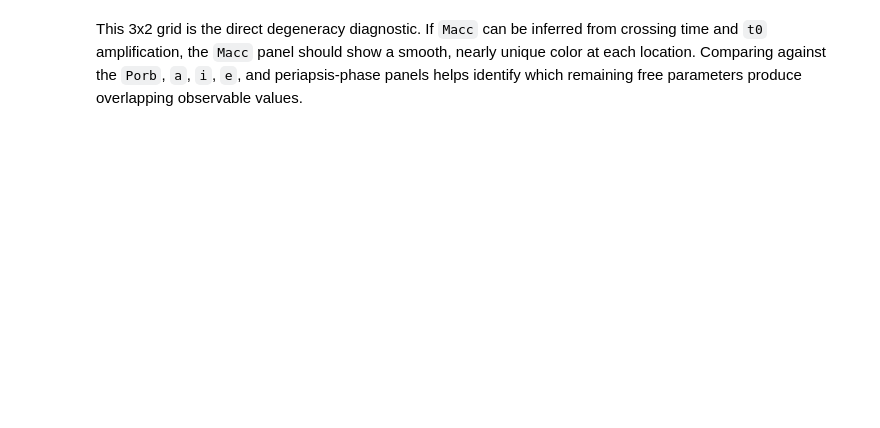
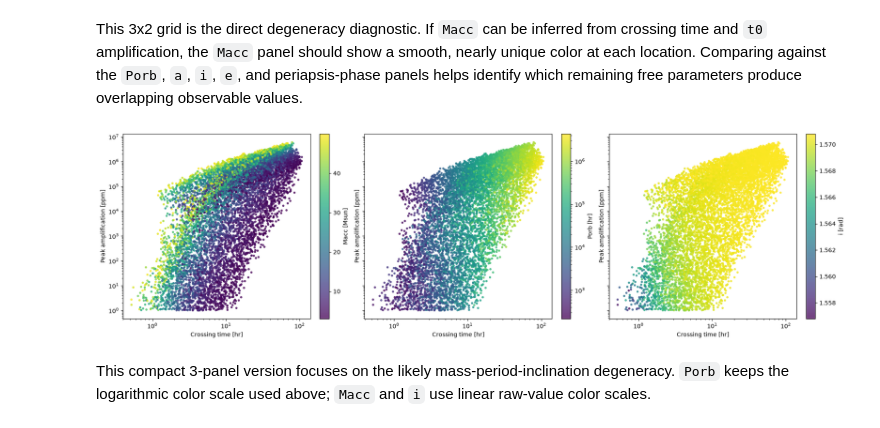
Before and after one commit to COBALT-lensing/py-self-lensing, a Jupyter notebook: notebooks/t0_tau_eff_relations.ipynb, the cells around one changed output. Drawn from its saved outputs; the diff is of its cells as text; code cells hidden in the pictures; blank space fills up the shorter version.

```diff
--- a/notebooks/t0_tau_eff_relations.ipynb
+++ b/notebooks/t0_tau_eff_relations.ipynb
@@ -330,5 +334,36 @@ Text(0.5, 0.98, 'Observable space colored by lens mass, orbital period, and free
 # %% [markdown]
 This 3x2 grid is the direct degeneracy diagnostic. If `Macc` can be inferred from crossing time and `t0` amplification, the `Macc` panel should show a smooth, nearly unique color at each location. Comparing against the `Porb`, `a`, `i`, `e`, and periapsis-phase panels helps identify which remaining free parameters produce overlapping observable values.
+# %%
+# Compact version of the observable-space diagnostic for the three most relevant quantities.
+compact_color_by = [
+    ("Macc [Msun]", np.asarray(Macc)[valid], None),
+    ("Porb [hr]", porb_hr, LogNorm(vmin=np.nanmin(porb_hr), vmax=np.nanmax(porb_hr))),
+    ("i [rad]", np.asarray(i)[valid], None),
+]
+
+fig, axes = plt.subplots(1, 3, figsize=(18, 5), sharex=True, sharey=True, constrained_layout=True)
+for ax, (label, values, norm) in zip(axes, compact_color_by):
+    scatter = ax.scatter(
+        crossing_time_hr[valid],
+        t0_peak_excess_ppm[valid],
+        c=values,
+        s=8,
+        cmap="viridis",
+        norm=norm,
+        alpha=0.75,
+    )
+    ax.set_xscale("log")
+    ax.set_yscale("log")
+    ax.set_xlabel("Crossing time [hr]")
+    ax.set_ylabel("Peak amplification [ppm]")
+    # ax.set_title(label)
+    fig.colorbar(scatter, ax=ax, label=label)
+
+# fig.suptitle("Observable space colored by Macc, Porb, and inclination")
+# %% [output]
+[figure, added]
+# %% [markdown]
+This compact 3-panel version focuses on the likely mass-period-inclination degeneracy. `Porb` keeps the logarithmic color scale used above; `Macc` and `i` use linear raw-value color scales.
 # %%
 summary = {
     "usable_rows": int(valid.sum()),
```
Also changed, not shown: parts of 9 cells of this notebook.
